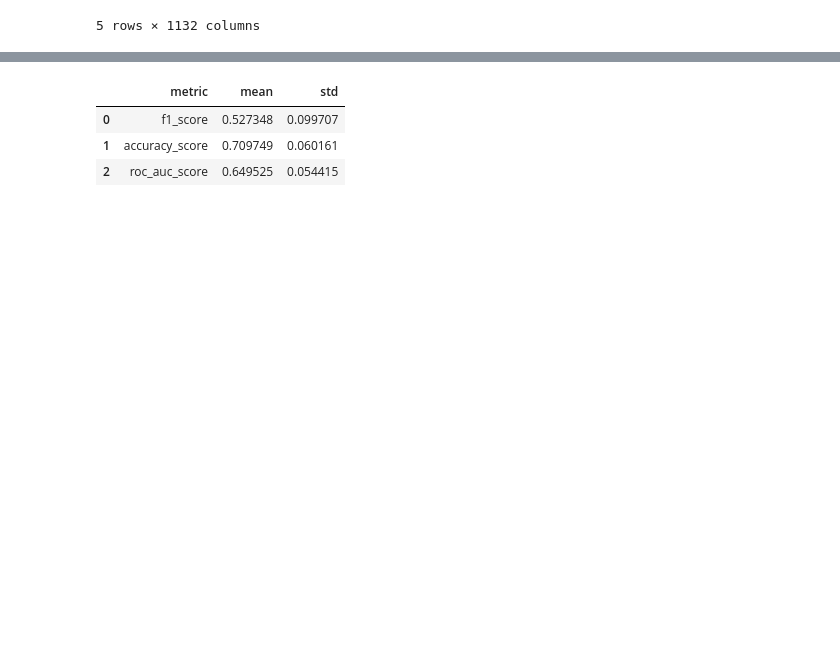
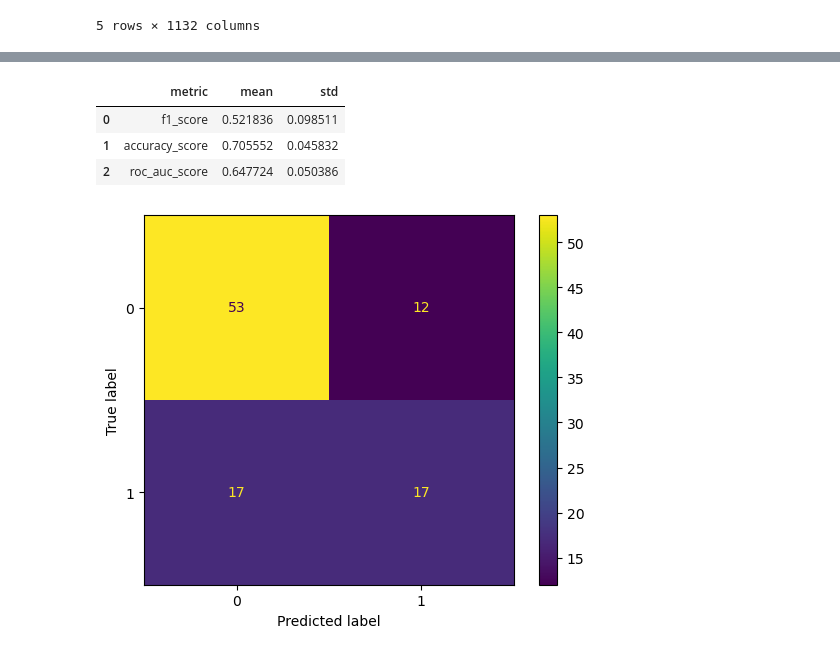
Before and after one commit to barbara-san/LabIACD-Project-1, a Jupyter notebook: Delivery/model_comparison.ipynb, the cells around one changed output, grey strips where cells are left out. Saved outputs shown, nothing was run; the diff lists cells and outputs as text; code cells hidden in the pictures; blank space fills up the shorter version.

```diff
--- a/Delivery/model_comparison.ipynb
+++ b/Delivery/model_comparison.ipynb
@@ -45,27 +52,28 @@ xgb_metrics
 # %%
 nn_params = {
     'hidden_layer_nodes': 25,
 	'hidden_layer_activation': "relu",
 	'learning_rate': 0.01
 }
 
 nn = tf.keras.models.Sequential([
     tf.keras.layers.Input((50,), name="input"),
     tf.keras.layers.Dense(nn_params['hidden_layer_nodes'], activation=nn_params['hidden_layer_activation']),
     tf.keras.layers.Dense(2,activation='softmax')
 ])
 
 nn.compile(
     optimizer=tf.keras.optimizers.SGD(nn_params['learning_rate']),
     loss=tf.keras.losses.SparseCategoricalCrossentropy(),
     metrics=[tf.keras.metrics.SparseCategoricalAccuracy()]
 )
 
-nn_score = k_fold_cv_keras(compiled_model=nn, df=df, pca_components=50)
+nn_score = k_fold_cv_keras(compiled_model=nn, df=df, pca_components=50, show_confusion_matrix=True)
 nn_metrics = mean_std_results_k_fold_CV(nn_score)
 nn_metrics
 # %% [output]
 |  | metric | mean | std |
-| 0 | f1_score | 0.527348 | 0.099707 |
-| 1 | accuracy_score | 0.709749 | 0.060161 |
-| 2 | roc_auc_score | 0.649525 | 0.054415 |
+| 0 | f1_score | 0.521836 | 0.098511 |
+| 1 | accuracy_score | 0.705552 | 0.045832 |
+| 2 | roc_auc_score | 0.647724 | 0.050386 |
+[figure, added]
```
Also changed, not shown: parts of 2 cells of this notebook.
